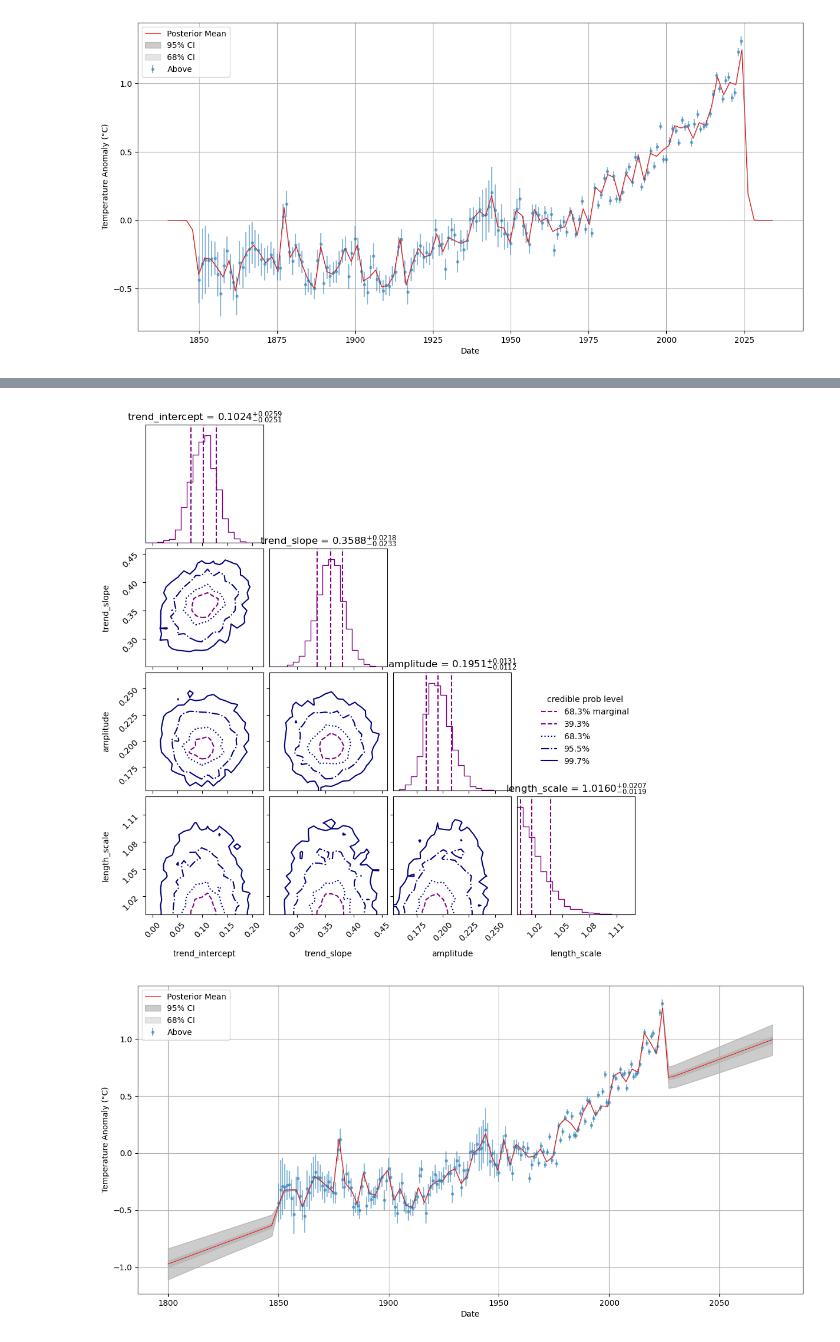
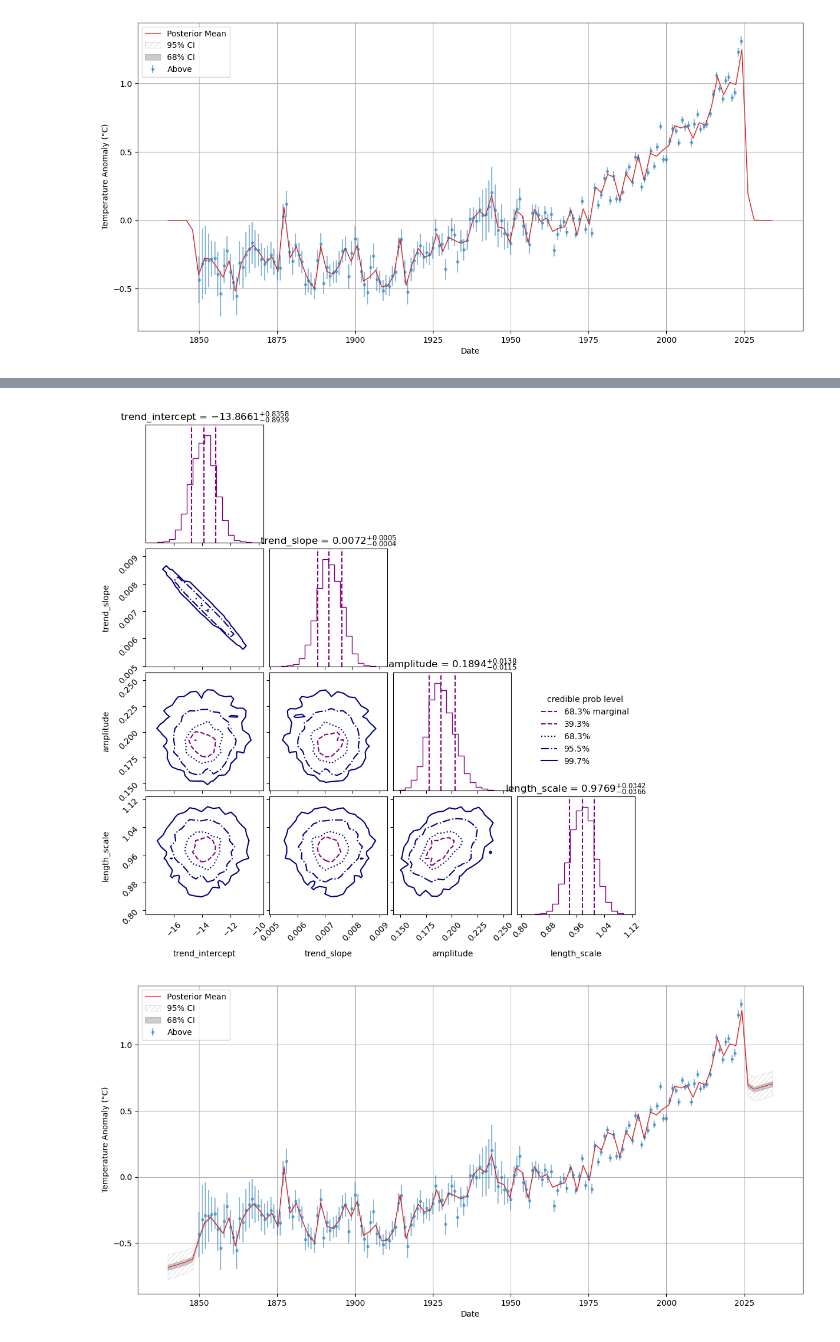
Before and after one commit to stevelonny/global-warming, a Jupyter notebook: gaussian-process.ipynb, the cells around one changed output, grey strips where cells are left out. Saved outputs shown, nothing was run; the diff lists cells and outputs as text; code cells hidden in the pictures.

Commit message:
Polished priors and GP trends

```diff
--- a/gaussian-process.ipynb
+++ b/gaussian-process.ipynb
@@ -130,22 +43,0 @@ plt.show()
-# %%
-plt.figure(figsize=(15, 7))
-plt.errorbar(df["year"], df["annual_anomaly_above"], yerr=df["annual_unc_above"], fmt="o", markersize=3, label="Above", alpha=0.5)
-
-year_range = np.linspace(df["year"].min(), df["year"].max(), 100)
-band = PredictionBand(year_range)
-
-for params in result_exponential["samples"]:
-    q, a, m = params
-    band.add(exponential_model(year_range, q, a, m))
-
-band.line(color="red", label="Posterior Mean", linewidth=0.75)
-band.shade(color="gray", label="95% CI", q=0.475, alpha=0.4)
-band.shade(color="gray", label="68% CI", q=0.16, alpha=0.2)
-
-
-plt.xlabel("Date")
-plt.ylabel("Temperature Anomaly (°C)")
-plt.grid()
-plt.legend()
-
-plt.show()
@@ -235,16 +123,15 @@ plt.errorbar(df["year"], df["annual_anomaly_above"], yerr=df["annual_unc_above"]
 year_range = np.linspace(df["year"].min()-10, df["year"].max()+10, 100)
 band = PredictionBand(year_range)
 
-gp_m = gp_model(date, amplitude=result_gp["samples"][0][0], length_scale=result_gp["samples"][0][1], yerr=yerr_above.to_numpy())
+gp_m = gp_model(amplitude=result_gp["samples"][0][0], length_scale=result_gp["samples"][0][1], yerr=yerr_above.to_numpy())
 
 for params in result_gp["samples"]:
     amp, length = params
     band.add(gp_m.predict(temp_anomaly, year_range.astype(float), return_cov=False))
 
 band.line(color="red", label="Posterior Mean", linewidth=0.75)
-band.shade(color="gray", label="95% CI", q=0.475, alpha=0.4)
-band.shade(color="gray", label="68% CI", q=0.16, alpha=0.2)
-
+band.shade(color="gray", label="95% CI", q=0.475, alpha=0.2, hatch="///", edgecolor="gray", facecolor="none", linewidth=0.75)
+band.shade(color="gray", label="68% CI", q=0.16, alpha=0.4)
 
 plt.xlabel("Date")
 plt.ylabel("Temperature Anomaly (°C)")
@@ -301 +184,5 @@ def log_gp_likelihood(params):
 parameters_gp = ["trend_intercept", "trend_slope", "amplitude", "length_scale"]
+# %%
+sampler_linear_gp = ultranest.ReactiveNestedSampler(parameters_gp, log_gp_likelihood, gp_linear_prior)
+result_linear_gp = sampler_linear_gp.run()
+print(result_linear_gp)
@@ -302,41 +209,41 @@ parameters_gp = ["trend_intercept", "trend_slope", "amplitude", "length_scale"]
 # %%
 cornerplot(
-    result_gp,
+    result_linear_gp,
     title_fmt=".4f",
     #quantiles=[0.025, 0.5, 0.975]
 )
 plt.show()
 # %% [output]
-[figure, old version]
+[figure, new version]
 # %%
 plt.figure(figsize=(15, 7))
 plt.errorbar(df["year"], df["annual_anomaly_above"], yerr=df["annual_unc_above"], fmt="o", markersize=3, label="Above", alpha=0.5)
 
 year_range = np.linspace(df["year"].min() - 10, df["year"].max() + 10, 100)
 band = PredictionBand(year_range)
 
 yerr = yerr_above.to_numpy()
 
-for params in result_gp["samples"]:
+for params in result_linear_gp["samples"]:
     intercept, slope, amp, length = params
     gp = gp_model(amplitude=amp, length_scale=length, yerr=yerr)
     trend_obs = linear_trend(date, intercept, slope)
     trend_pred = linear_trend(year_range, intercept, slope)
     gp_mean = gp.predict(temp_anomaly - trend_obs, year_range.astype(float), return_cov=False, return_var=False)
     band.add(gp_mean + trend_pred)
 
 band.line(color="red", label="Posterior Mean", linewidth=0.75)
-band.shade(color="gray", label="95% CI", q=0.475, alpha=0.4)
-band.shade(color="gray", label="68% CI", q=0.16, alpha=0.2)
+band.shade(color="gray", label="95% CI", q=0.475, alpha=0.2, hatch="////", edgecolor="gray", facecolor="none", linewidth=0.75)
+band.shade(color="gray", label="68% CI", q=0.16, alpha=0.4)
 
 plt.xlabel("Date")
 plt.ylabel("Temperature Anomaly (°C)")
 plt.grid()
 plt.legend()
 
 plt.show()
 # %% [output]
-[figure, old version]
+[figure, new version]
 # %%
 def exponential_trend(x, q, a, m):
     t = (np.asarray(x) - 1950.0) / 50.0
```
Also changed, not shown: parts of 17 cells of this notebook, 1 other file.
